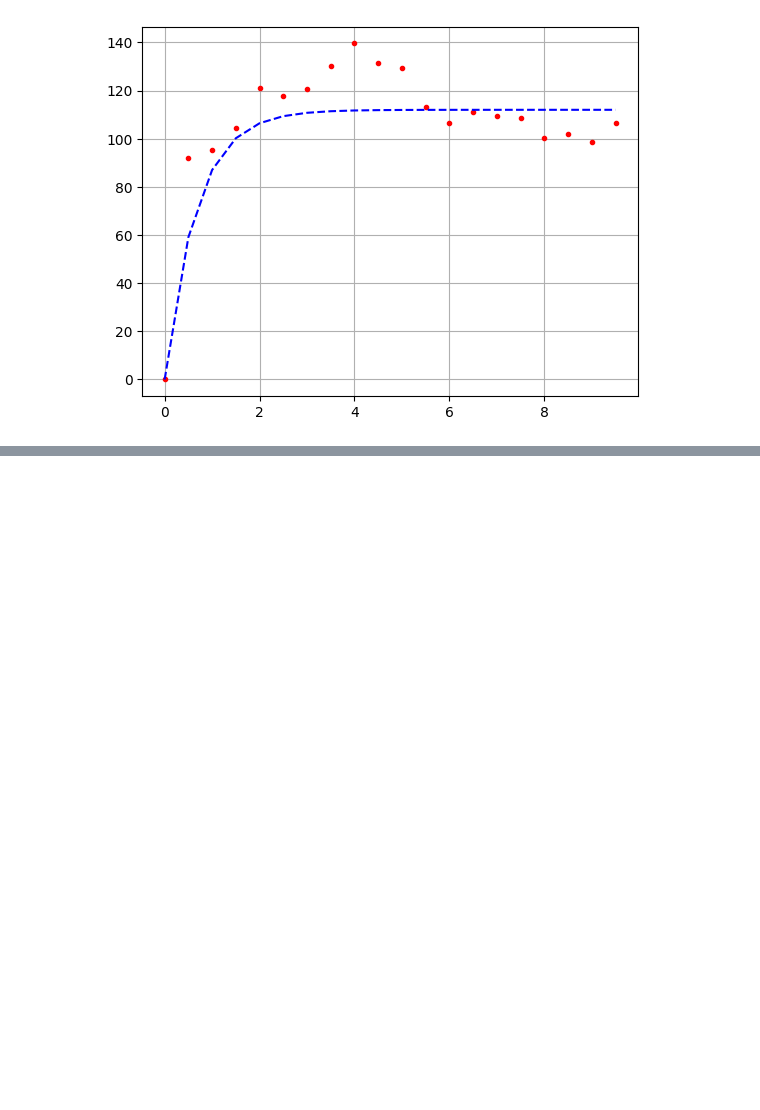
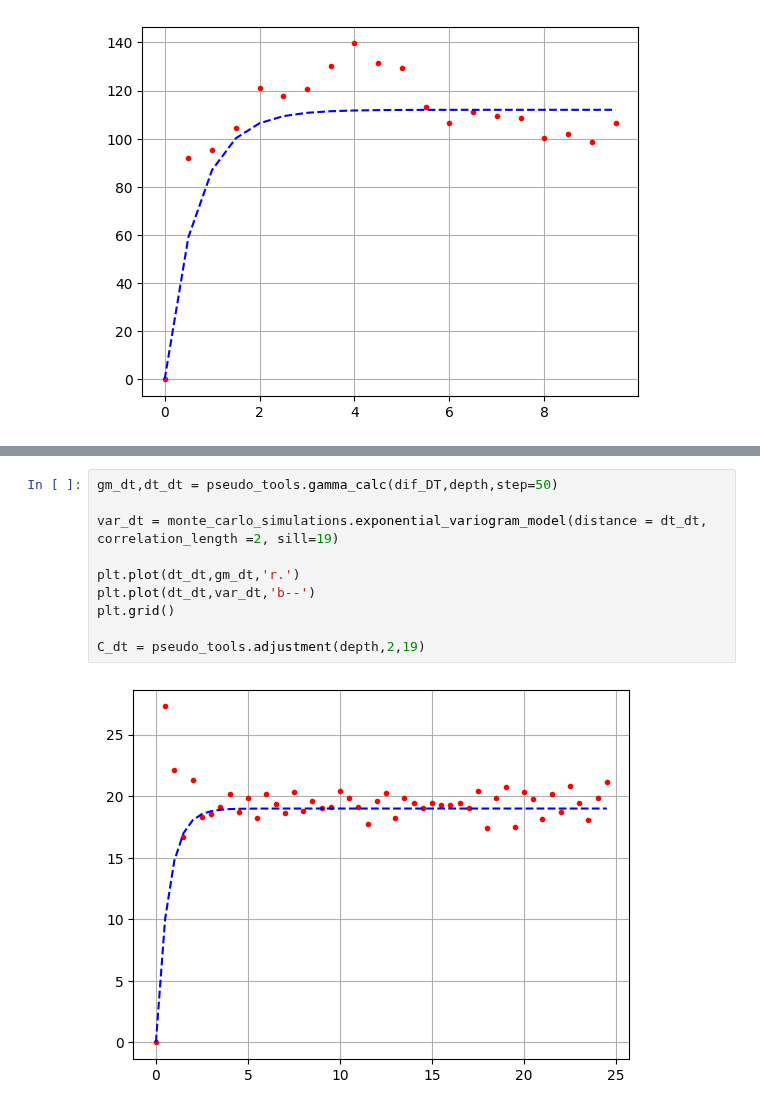
Before and after one commit to giecaruff/stoneforge, a Jupyter notebook: examples/pseudo_wells.ipynb, the cells around one changed output, grey strips where cells are left out. Drawn from its saved outputs; the diff is of its cells as text; blank space fills up the shorter version.

```diff
--- a/examples/pseudo_wells.ipynb
+++ b/examples/pseudo_wells.ipynb
@@ -173,0 +246,12 @@ plt.grid()
+# %%
+gm_dt,dt_dt = pseudo_tools.gamma_calc(dif_DT,depth,step=50)
+
+var_dt = monte_carlo_simulations.exponential_variogram_model(distance = dt_dt, correlation_length =2, sill=19)
+
+plt.plot(dt_dt,gm_dt,'r.')
+plt.plot(dt_dt,var_dt,'b--')
+plt.grid()
+
+C_dt = pseudo_tools.adjustment(depth,2,19)
+# %% [output]
+[figure, added]
```
Also changed, not shown: parts of 15 cells of this notebook, 1 other file.
